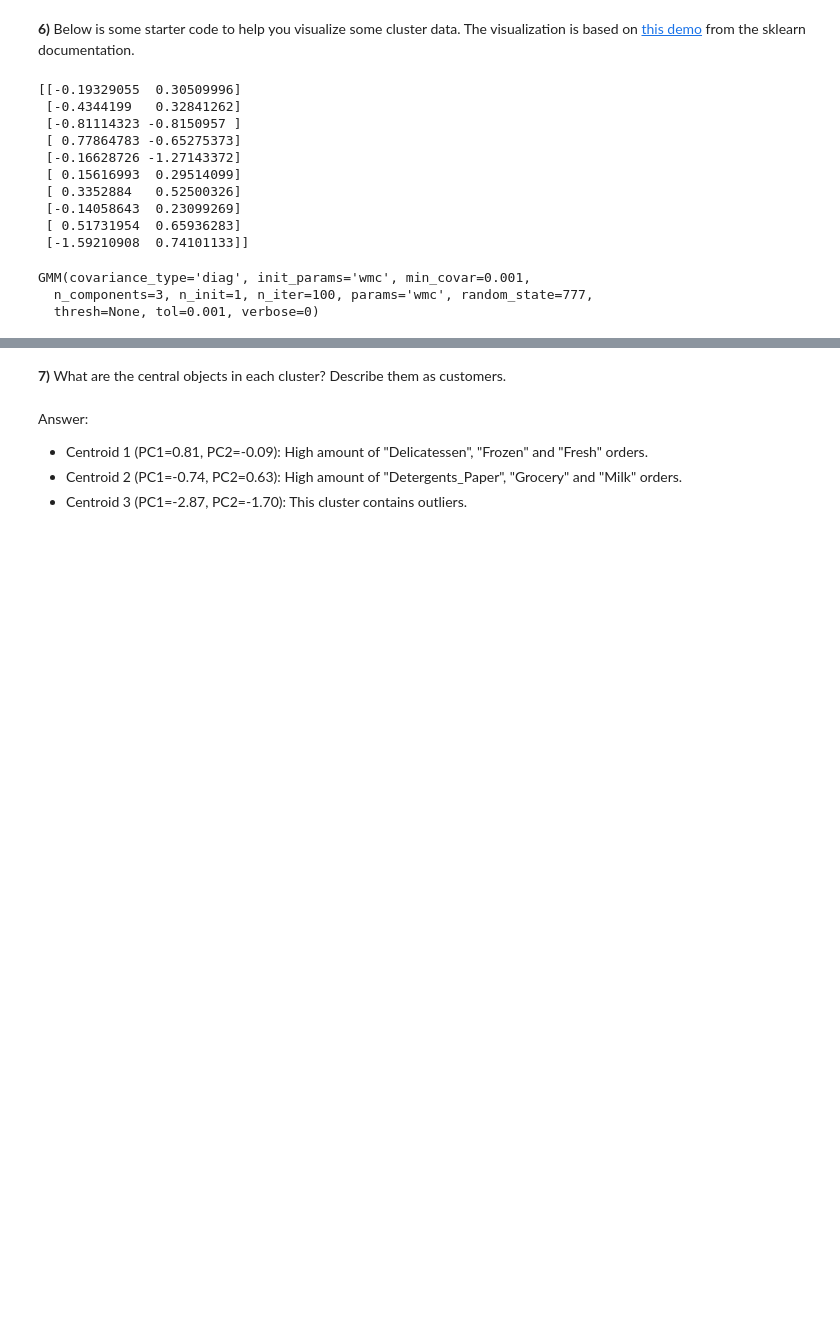
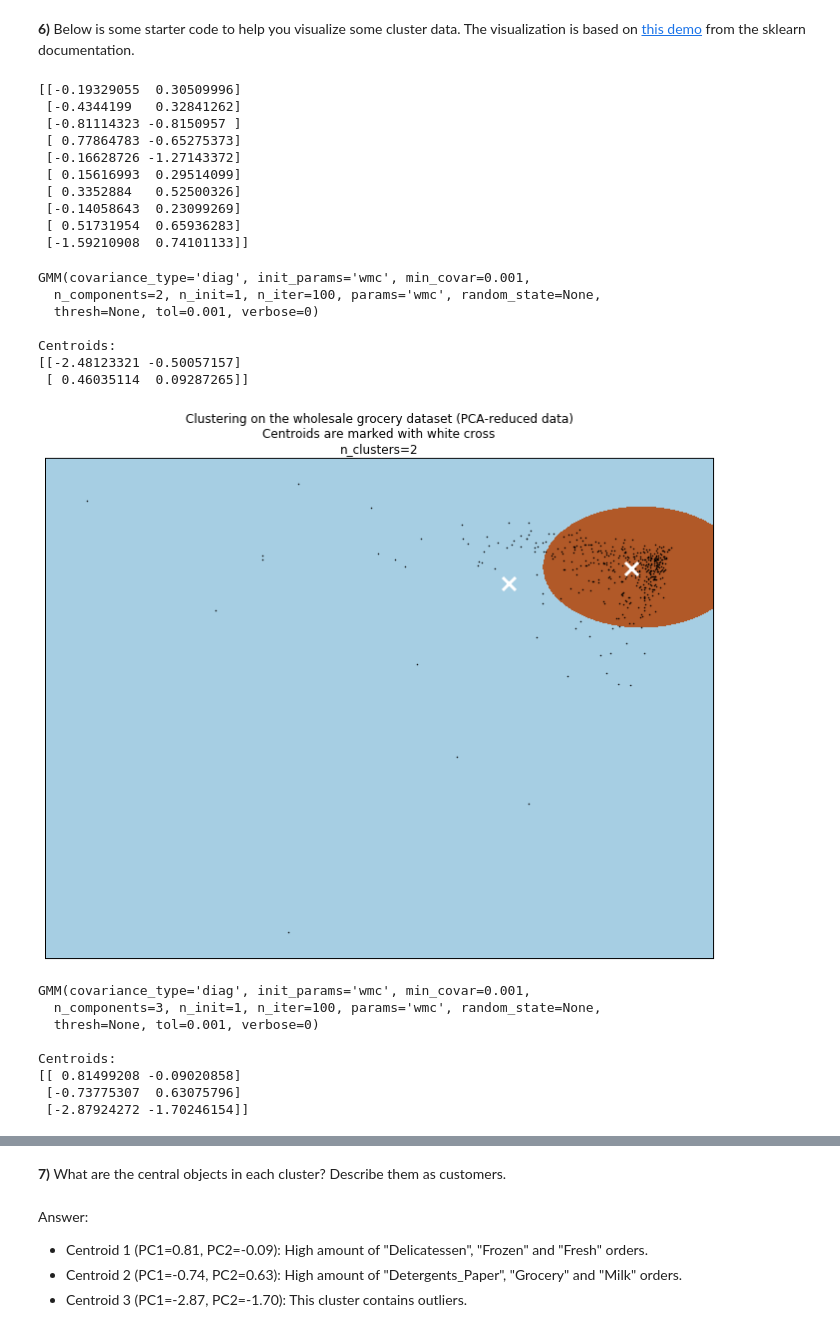
Before and after one commit to FedorSulaev/P3CreatingCustomerSegments, a Jupyter notebook: customer_segments.ipynb, the cells around one changed output, grey strips where cells are left out. Cells and saved outputs as stored; diff of their text form; code cells hidden in the pictures; blank space fills up the shorter version.

Commit message:
Q6 different n of clusters

```diff
--- a/customer_segments.ipynb
+++ b/customer_segments.ipynb
@@ -216,22 +216,64 @@ print reduced_data[:10]  # print upto 10 elements
  [-0.14058643  0.23099269]
  [ 0.51731954  0.65936283]
  [-1.59210908  0.74101133]]
-# %%
-# TODO: Implement your clustering algorithm here, and fit it to the reduced data for visualization
-# The visualizer below assumes your clustering object is named 'clusters'
-clusters = GMM(n_components=3, random_state=777).fit(reduced_data)
-print clusters
-# %% [output]
-GMM(covariance_type='diag', init_params='wmc', min_covar=0.001,
-  n_components=3, n_init=1, n_iter=100, params='wmc', random_state=777,
-  thresh=None, tol=0.001, verbose=0)
 # %%
-# Plot the decision boundary by building a mesh grid to populate a graph.
-x_min, x_max = reduced_data[:, 0].min() - 1, reduced_data[:, 0].max() + 1
-y_min, y_max = reduced_data[:, 1].min() - 1, reduced_data[:, 1].max() + 1
-hx = (x_max-x_min)/1000.
-hy = (y_max-y_min)/1000.
-xx, yy = np.meshgrid(np.arange(x_min, x_max, hx), np.arange(y_min, y_max, hy))
+# TODO: Implement your clustering algorithm here, and fit it to the reduced data for visualization
+# The visualizer below assumes your clustering object is named 'clusters'
+def plot_clusters(data, n_clusters):
+    clusters = GMM(n_components=n_clusters).fit(data)
+    print clusters
+    # Plot the decision boundary by building a mesh grid to populate a graph.
+    x_min, x_max = reduced_data[:, 0].min() - 1, data[:, 0].max() + 1
+    y_min, y_max = reduced_data[:, 1].min() - 1, data[:, 1].max() + 1
+    hx = (x_max-x_min)/1000.
+    hy = (y_max-y_min)/1000.
+    xx, yy = np.meshgrid(np.arange(x_min, x_max, hx), np.arange(y_min, y_max, hy))
+    # Obtain labels for each point in mesh. Use last trained model.
+    Z = clusters.predict(np.c_[xx.ravel(), yy.ravel()])
+    # TODO: Find the centroids for KMeans or the cluster means for GMM
+    centroids = clusters.means_
+    print "\nCentroids:"
+    print centroids
+    # Put the result into a color plot
+    Z = Z.reshape(xx.shape)
+    plt.figure(1)
+    plt.clf()
+    plt.imshow(Z, interpolation='nearest',
+           extent=(xx.min(), xx.max(), yy.min(), yy.max()),
+           cmap=plt.cm.Paired,
+           aspect='auto', origin='lower')
 
-# Obtain labels for each point in mesh. Use last trained model.
-Z = clusters.predict(np.c_[xx.ravel(), yy.ravel()])
+    plt.plot(reduced_data[:, 0], reduced_data[:, 1], 'k.', markersize=2)
+    plt.scatter(centroids[:, 0], centroids[:, 1],
+            marker='x', s=169, linewidths=3,
+            color='w', zorder=10)
+    plt.title('Clustering on the wholesale grocery dataset (PCA-reduced data)\n'
+          'Centroids are marked with white cross\nn_clusters={0}'.format(n_clusters))
+    plt.xlim(x_min, x_max)
+    plt.ylim(y_min, y_max)
+    plt.xticks(())
+    plt.yticks(())
+    plt.show()
+
+plot_clusters(reduced_data, 2)
+plot_clusters(reduced_data, 3)
+plot_clusters(reduced_data, 4)
+plot_clusters(reduced_data, 5)
+plot_clusters(reduced_data, 6)
+# %% [output]
+GMM(covariance_type='diag', init_params='wmc', min_covar=0.001,
+  n_components=2, n_init=1, n_iter=100, params='wmc', random_state=None,
+  thresh=None, tol=0.001, verbose=0)
+
+Centroids:
+[[-2.48123321 -0.50057157]
+ [ 0.46035114  0.09287265]]
+[figure, added]
+GMM(covariance_type='diag', init_params='wmc', min_covar=0.001,
+  n_components=3, n_init=1, n_iter=100, params='wmc', random_state=None,
+  thresh=None, tol=0.001, verbose=0)
+
+Centroids:
+[[ 0.81499208 -0.09020858]
+ [-0.73775307  0.63075796]
+ [-2.87924272 -1.70246154]]
```
Also changed, not shown: parts of 3 cells of this notebook.
